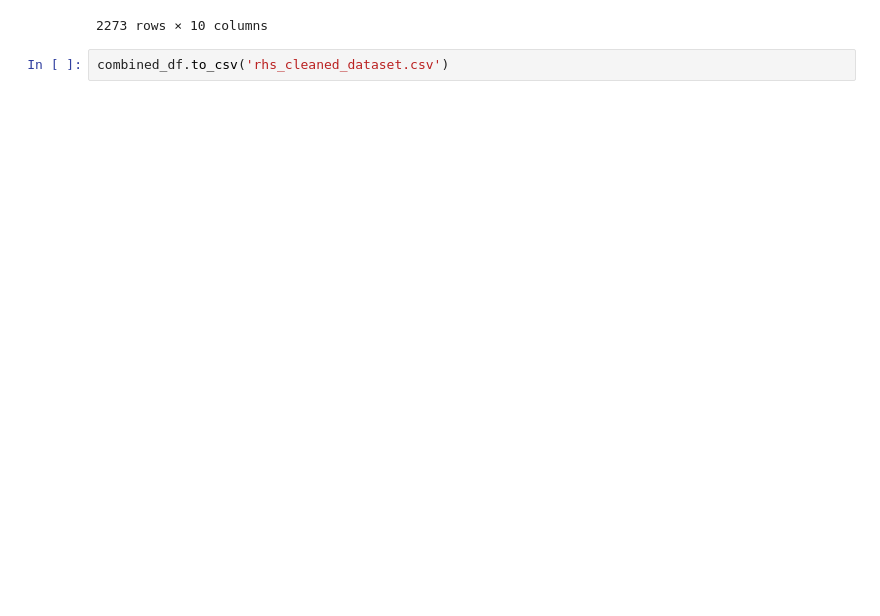
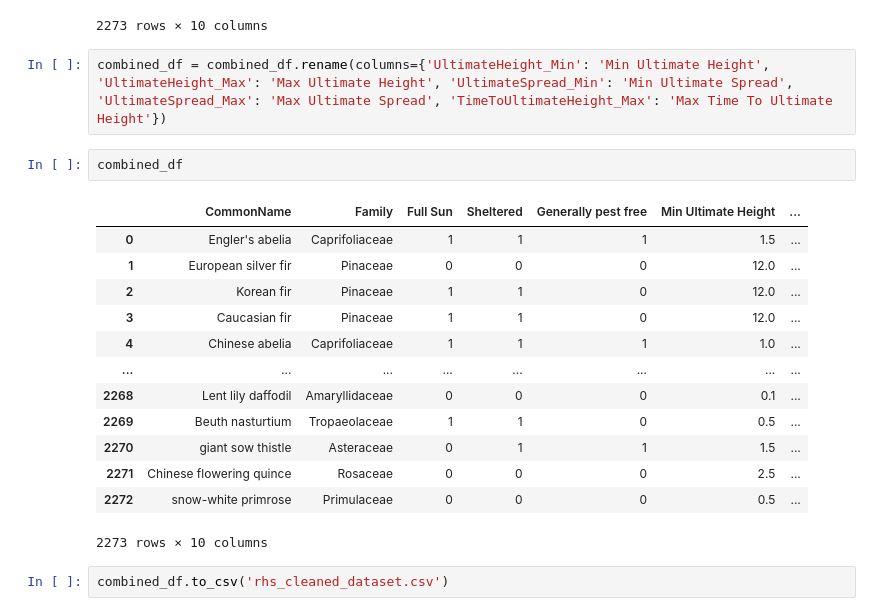
Before and after one commit to akikoogawa7/RHS-Pipeline-Regression, a Jupyter notebook: data_cleaning.ipynb, the cells around one changed output. Drawn from its saved outputs; the diff is of its cells as text; blank space fills up the shorter version.

```diff
--- a/data_cleaning.ipynb
+++ b/data_cleaning.ipynb
@@ -246,5 +246,23 @@ combined_df
 | 2271 | Chinese flowering quince | Rosaceae | 0 | 0 | 0 | 2.5 | 4.0 | ... |
 | 2272 | snow-white primrose | Primulaceae | 0 | 0 | 0 | 0.5 | 1.0 | ... |
 2273 rows × 10 columns
+# %%
+combined_df = combined_df.rename(columns={'UltimateHeight_Min': 'Min Ultimate Height', 'UltimateHeight_Max': 'Max Ultimate Height', 'UltimateSpread_Min': 'Min Ultimate Spread', 'UltimateSpread_Max': 'Max Ultimate Spread', 'TimeToUltimateHeight_Max': 'Max Time To Ultimate Height'})
+# %%
+combined_df
+# %% [output]
+|  | CommonName | Family | Full Sun | Sheltered | Generally pest free | Min Ultimate Height | ... |
+| 0 | Engler's abelia | Caprifoliaceae | 1 | 1 | 1 | 1.5 | ... |
+| 1 | European silver fir | Pinaceae | 0 | 0 | 0 | 12.0 | ... |
+| 2 | Korean fir | Pinaceae | 1 | 1 | 0 | 12.0 | ... |
+| 3 | Caucasian fir | Pinaceae | 1 | 1 | 0 | 12.0 | ... |
+| 4 | Chinese abelia | Caprifoliaceae | 1 | 1 | 1 | 1.0 | ... |
+| ... | ... | ... | ... | ... | ... | ... | ... |
+| 2268 | Lent lily daffodil | Amaryllidaceae | 0 | 0 | 0 | 0.1 | ... |
+| 2269 | Beuth nasturtium | Tropaeolaceae | 1 | 1 | 0 | 0.5 | ... |
+| 2270 | giant sow thistle | Asteraceae | 0 | 1 | 1 | 1.5 | ... |
+| 2271 | Chinese flowering quince | Rosaceae | 0 | 0 | 0 | 2.5 | ... |
+| 2272 | snow-white primrose | Primulaceae | 0 | 0 | 0 | 0.5 | ... |
+2273 rows × 10 columns
 # %%
 combined_df.to_csv('rhs_cleaned_dataset.csv')
```
Also changed, not shown: parts of 1 cell of this notebook.
